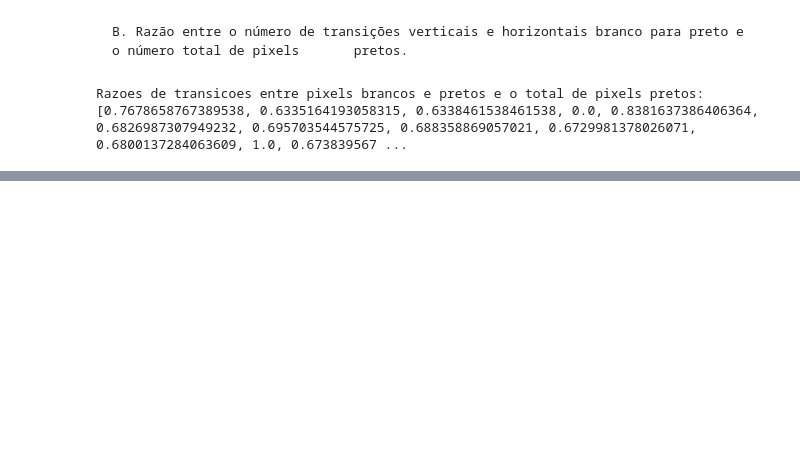
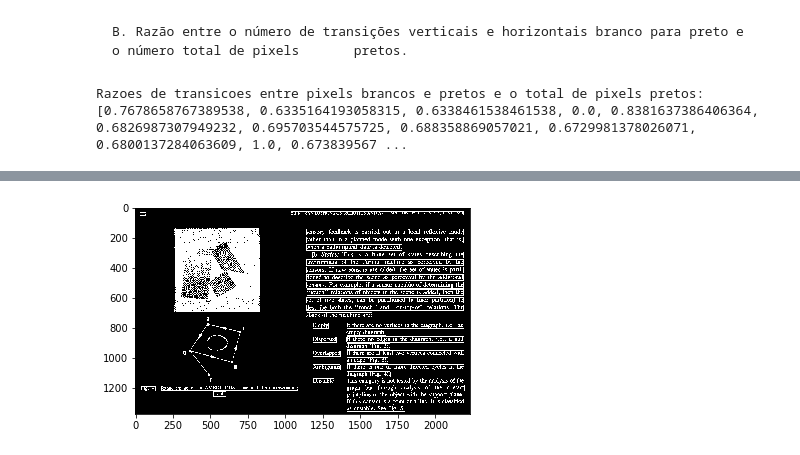
Before and after one commit to luizcartolano2/mc920, a Jupyter notebook: proj3-2019/proj3.ipynb, the cells around one changed output, grey strips where cells are left out. Drawn from its saved outputs; the diff is of its cells as text; code cells hidden in the pictures; blank space fills up the shorter version.

```diff
--- a/proj3-2019/proj3.ipynb
+++ b/proj3-2019/proj3.ipynb
@@ -113,7 +113,7 @@ Numero de componentes conexas encontradas: 54
 img_8 = new_img.copy()
 raz_pb_8 = []
 
-for stat in stats[1:]:
+for stat in stats:
     square_img = img_8[stat[1]:stat[1]+stat[3], stat[0]:stat[0]+stat[2]]
     blacks = np.sum(square_img)
     total = square_img.shape[0] * square_img.shape[1]
@@ -148,0 +152,14 @@ Razoes de transicoes entre pixels brancos e pretos e o total de pixels pretos:
+# %%
+img_9 = img.copy()
+for i in range(len(stats)):
+    stat = stats[i]
+    blck_pct = raz_pb_8[i]
+    trns_pct = raz_trs_8[i]
+
+    if (blck_pct > 0.2 and blck_pct < 0.8) and (trns_pct > 0.6 and trns_pct < 0.8):
+        img_9 = cv2.rectangle(img_9,(stat[0],stat[1]),(stat[0] + stat[2],stat[1] + stat[3]),(0, 0, 0), 2)
+
+imshow(img_9, cmap='gray')
+show()
+# %% [output]
+[figure, added]
```
Also changed, not shown: parts of 3 cells of this notebook, 2 other files.
